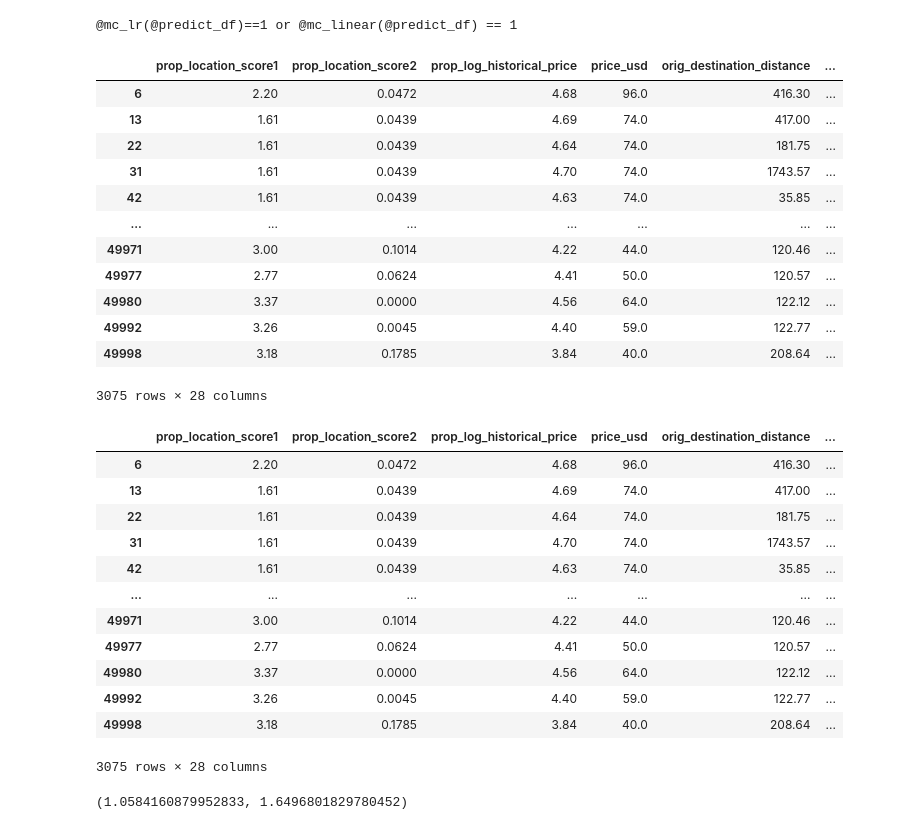
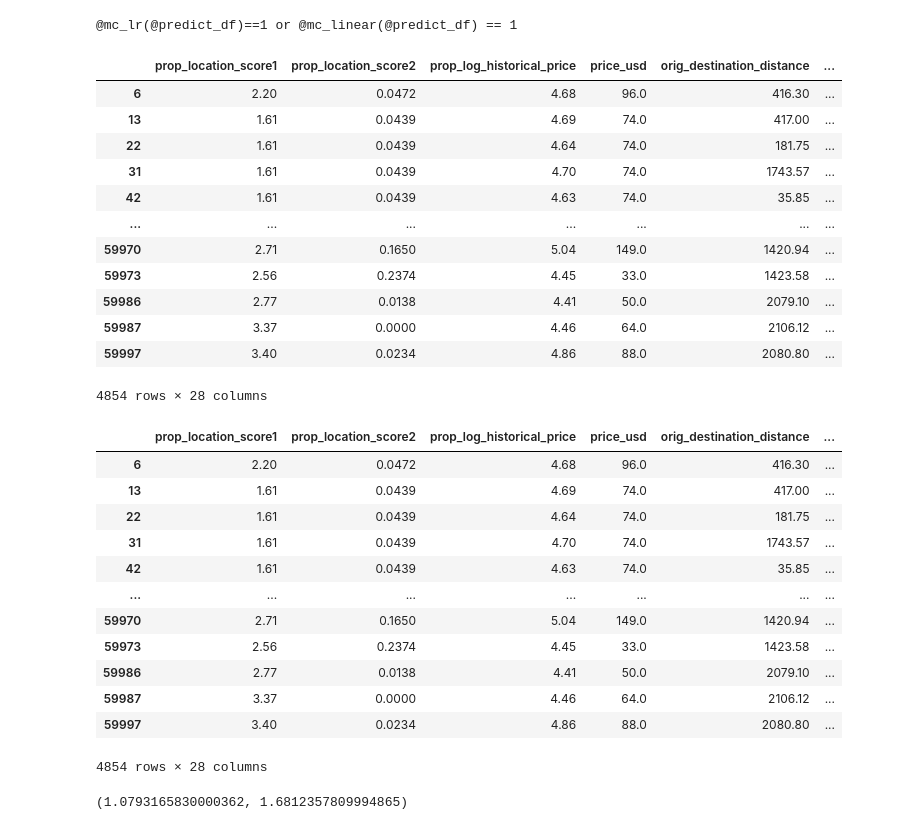
Before and after one commit to lovelynewlife/optimizer4onnx, a Jupyter notebook: examples/pandas/prediction_query.ipynb, the cells around one changed output. Drawn from its saved outputs; the diff is of its cells as text; code cells hidden in the pictures.

```diff
--- a/examples/pandas/prediction_query.ipynb
+++ b/examples/pandas/prediction_query.ipynb
@@ -142,7 +143,7 @@ Training done.
 # %%
 from onnxoptimizer.query.pandas import model_udf
 
-predict_df = X[:50000]
+predict_df = X[:60000]
 
 predict_df
 # %% [output]
@@ -262,37 +263,37 @@ result_df
 | 31 | 1.61 | 0.0439 | 4.70 | 74.0 | 1743.57 | ... |
 | 42 | 1.61 | 0.0439 | 4.63 | 74.0 | 35.85 | ... |
 | ... | ... | ... | ... | ... | ... | ... |
-| 49971 | 3.00 | 0.1014 | 4.22 | 44.0 | 120.46 | ... |
-| 49977 | 2.77 | 0.0624 | 4.41 | 50.0 | 120.57 | ... |
-| 49980 | 3.37 | 0.0000 | 4.56 | 64.0 | 122.12 | ... |
-| 49992 | 3.26 | 0.0045 | 4.40 | 59.0 | 122.77 | ... |
-| 49998 | 3.18 | 0.1785 | 3.84 | 40.0 | 208.64 | ... |
+| 59970 | 2.71 | 0.1650 | 5.04 | 149.0 | 1420.94 | ... |
+| 59973 | 2.56 | 0.2374 | 4.45 | 33.0 | 1423.58 | ... |
+| 59986 | 2.77 | 0.0138 | 4.41 | 50.0 | 2079.10 | ... |
+| 59987 | 3.37 | 0.0000 | 4.46 | 64.0 | 2106.12 | ... |
+| 59997 | 3.40 | 0.0234 | 4.86 | 88.0 | 2080.80 | ... |
-3075 rows × 28 columns
+4854 rows × 28 columns
 # %%
-start = time.perf_counter()
+start = timeit.default_timer()
 result_df = predict_df.predict_filter(filter_str, enable_opt=False)
-stop = time.perf_counter()
+stop = timeit.default_timer()
 
 time_un_opt = stop - start
 result_df
 # %% [output]
 |  | prop_location_score1 | prop_location_score2 | prop_log_historical_price | price_usd | orig_destination_distance | ... |
 | 6 | 2.20 | 0.0472 | 4.68 | 96.0 | 416.30 | ... |
 | 13 | 1.61 | 0.0439 | 4.69 | 74.0 | 417.00 | ... |
 | 22 | 1.61 | 0.0439 | 4.64 | 74.0 | 181.75 | ... |
 | 31 | 1.61 | 0.0439 | 4.70 | 74.0 | 1743.57 | ... |
 | 42 | 1.61 | 0.0439 | 4.63 | 74.0 | 35.85 | ... |
 | ... | ... | ... | ... | ... | ... | ... |
-| 49971 | 3.00 | 0.1014 | 4.22 | 44.0 | 120.46 | ... |
-| 49977 | 2.77 | 0.0624 | 4.41 | 50.0 | 120.57 | ... |
-| 49980 | 3.37 | 0.0000 | 4.56 | 64.0 | 122.12 | ... |
-| 49992 | 3.26 | 0.0045 | 4.40 | 59.0 | 122.77 | ... |
-| 49998 | 3.18 | 0.1785 | 3.84 | 40.0 | 208.64 | ... |
+| 59970 | 2.71 | 0.1650 | 5.04 | 149.0 | 1420.94 | ... |
+| 59973 | 2.56 | 0.2374 | 4.45 | 33.0 | 1423.58 | ... |
+| 59986 | 2.77 | 0.0138 | 4.41 | 50.0 | 2079.10 | ... |
+| 59987 | 3.37 | 0.0000 | 4.46 | 64.0 | 2106.12 | ... |
+| 59997 | 3.40 | 0.0234 | 4.86 | 88.0 | 2080.80 | ... |
-3075 rows × 28 columns
+4854 rows × 28 columns
 # %%
 time_opt, time_un_opt
 # %% [output]
-(1.0584160879952833, 1.6496801829780452)
+(1.0793165830000362, 1.6812357809994865)
 # %%
 y = [time_opt, time_un_opt]
 x = [1, 2]
```
Also changed, not shown: parts of 9 cells of this notebook, 1 other file.
